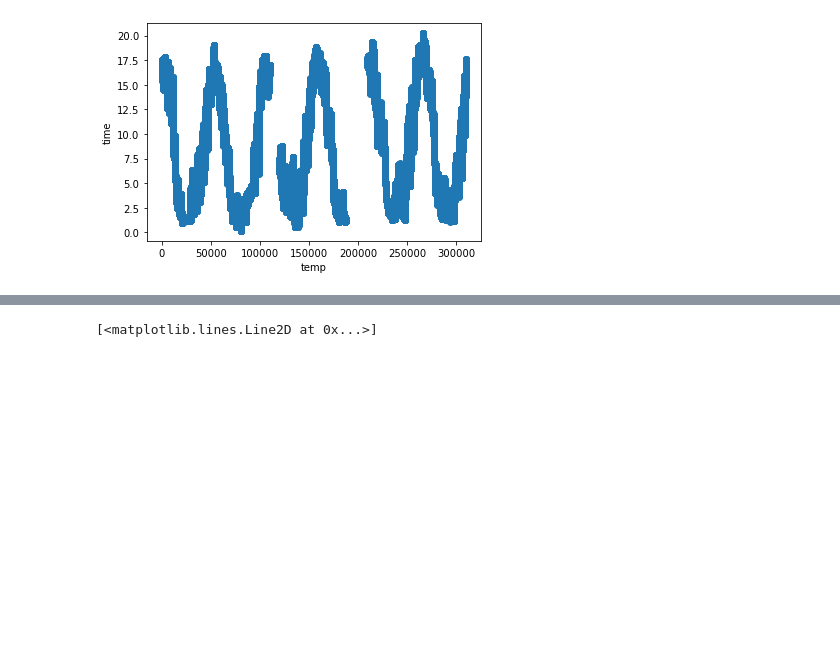
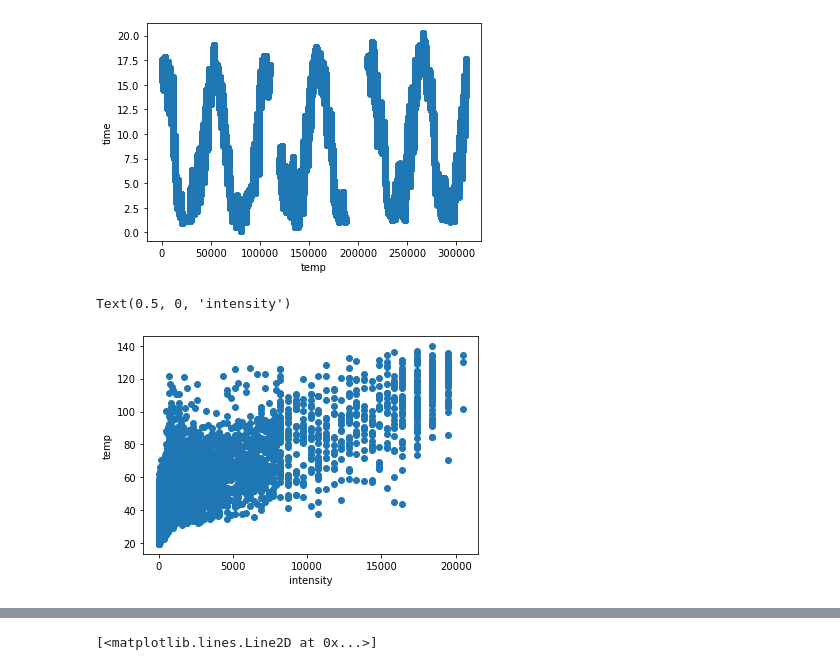
Before and after one commit to mariannecowherd/pe_snow_fires, a Jupyter notebook: ICB/icb_hobo.ipynb, the cells around one changed output, grey strips where cells are left out. Drawn from its saved outputs; the diff is of its cells as text; code cells hidden in the pictures; blank space fills up the shorter version.

```diff
--- a/ICB/icb_hobo.ipynb
+++ b/ICB/icb_hobo.ipynb
@@ -246,5 +35,13 @@ ax.set_xlabel('temp')
 # %% [output]
 Text(0.5, 0, 'temp')
 [figure]
+# %%
+f,ax=plt.subplots()
+ax.plot(hobo[kh[3]],hobo[kh[2]],'o')
+ax.set_ylabel('temp')
+ax.set_xlabel('intensity')
+# %% [output]
+Text(0.5, 0, 'intensity')
+[figure, added]
 # %%
 # %% [output]
```
Also changed, not shown: parts of 21 cells of this notebook, 1 other file.
